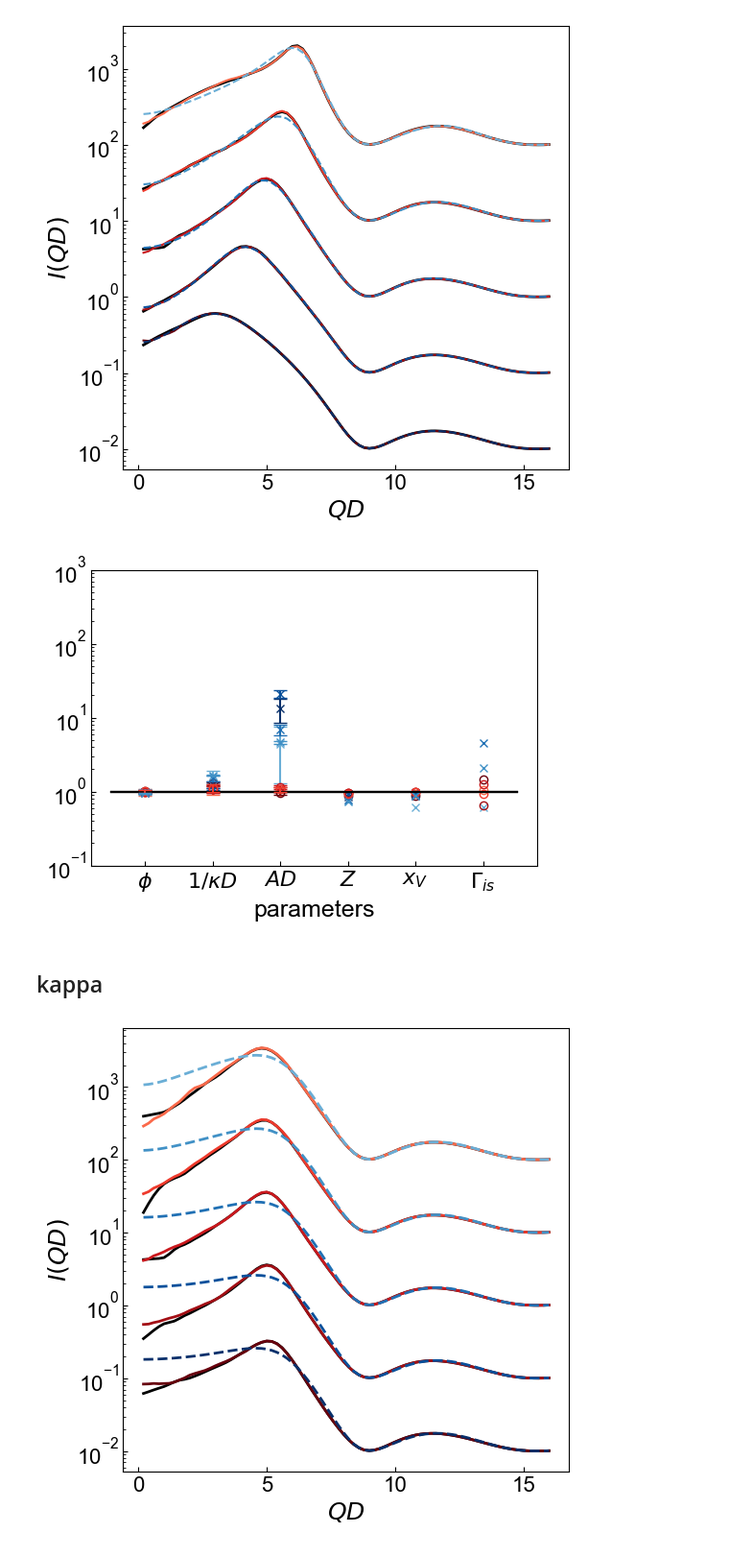
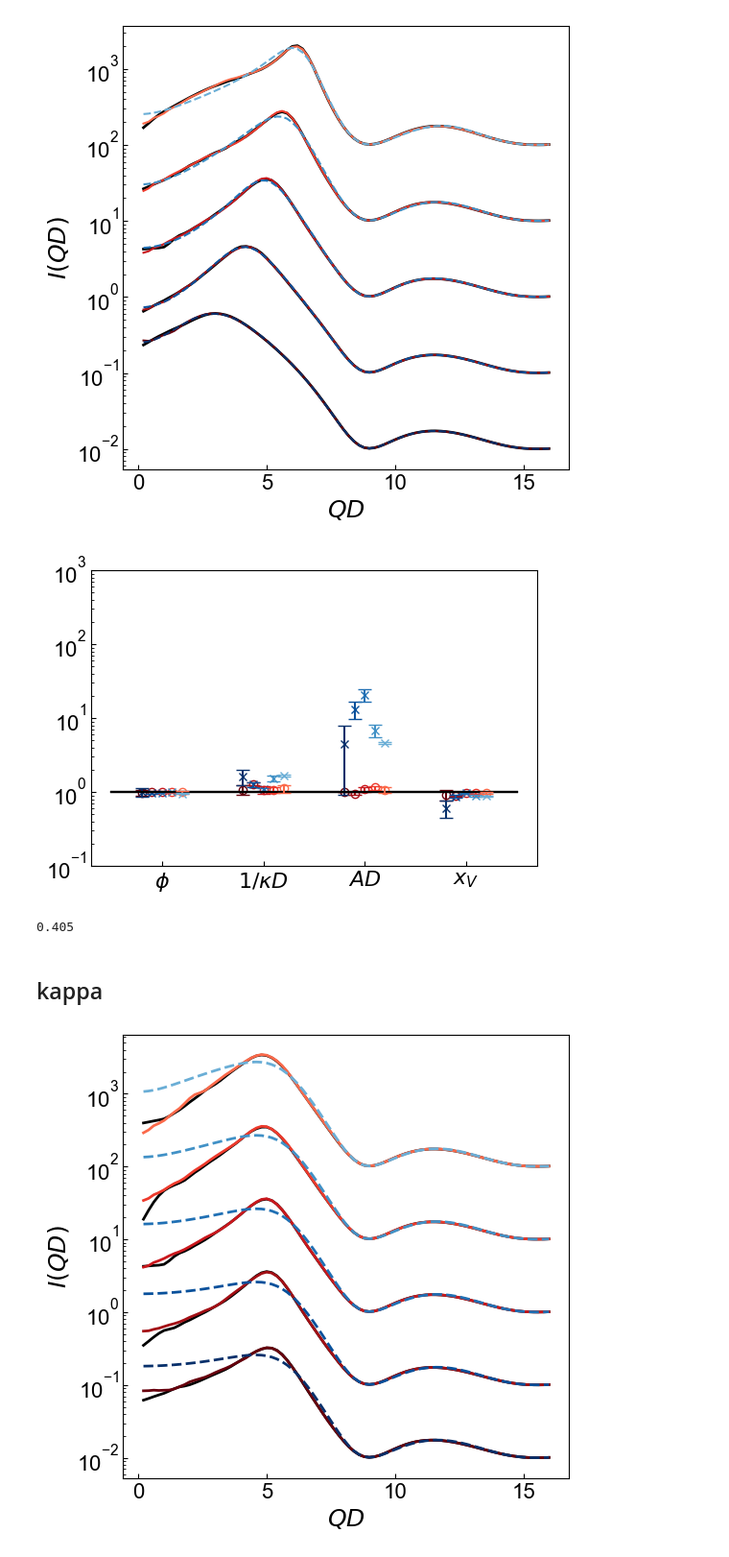
Before and after one commit to ch-tung/SQ_VAE, a Jupyter notebook: direct_param_SQ/Fit_IQ_batch.ipynb, the cells around one changed output. Shown at 96% size. Cells and saved outputs as stored; diff of their text form; code cells hidden in the pictures.

Commit message:
errorbar

```diff
--- a/direct_param_SQ/Fit_IQ_batch.ipynb
+++ b/direct_param_SQ/Fit_IQ_batch.ipynb
@@ -380,3 +405,5 @@ for i in range(len(parameters_list)):
+# %%
+fit_IQ(parameters_list, fp_GT_list, SQ_exp_GT_list)
 # %%
 # evaluate additional parameters
 Z_GT = np.array([Z(fp_GT_list[i][0],fp_GT_list[i][1]) for i in range(len(fp_GT_list))])
@@ -659,10 +634,28 @@ Z_opt_RMSA = np.array([Z(fp_opt_RMSA_list[i][0],fp_opt_RMSA_list[i][1]) for i in
 x_V_opt_RMSA = np.array([xV(fp_opt_RMSA_list[i][0],fp_opt_RMSA_list[i][1]) for i in range(len(fp_GT_list))]).real
 log_A_eta_opt_RMSA = np.array([log_Aeta(fp_opt_RMSA_list[i][0],fp_opt_RMSA_list[i][1],fp_opt_RMSA_list[i][2]) for i in range(len(fp_GT_list))])
 
+# error
+Z_err_NN = np.array([Z_err(fp_opt_NN_list[i][0],fp_opt_NN_list[i][1],
+                           fp_err_NN_list[i][0],fp_err_NN_list[i][1]) for i in range(len(fp_GT_list))])
+x_V_err_NN = np.array([xV_err(fp_opt_NN_list[i][0],fp_opt_NN_list[i][1],
+                              fp_err_NN_list[i][0],fp_err_NN_list[i][1]) for i in range(len(fp_GT_list))]).real
+log_A_eta_err_NN = np.array([log_Aeta_err(fp_opt_NN_list[i][0],fp_opt_NN_list[i][1],fp_opt_NN_list[i][2],
+                                          fp_err_NN_list[i][0],fp_err_NN_list[i][1],fp_err_NN_list[i][2]) for i in range(len(fp_GT_list))])
+Z_err_RMSA = np.array([Z_err(fp_opt_RMSA_list[i][0],fp_opt_RMSA_list[i][1],
+                           fp_err_RMSA_list[i][0],fp_err_RMSA_list[i][1]) for i in range(len(fp_GT_list))])
+x_V_err_RMSA = np.array([xV_err(fp_opt_RMSA_list[i][0],fp_opt_RMSA_list[i][1],
+                              fp_err_RMSA_list[i][0],fp_err_RMSA_list[i][1]) for i in range(len(fp_GT_list))]).real
+log_A_eta_err_RMSA = np.array([log_Aeta_err(fp_opt_RMSA_list[i][0],fp_opt_RMSA_list[i][1],fp_opt_RMSA_list[i][2],
+                                          fp_err_RMSA_list[i][0],fp_err_RMSA_list[i][1],fp_err_RMSA_list[i][2]) for i in range(len(fp_GT_list))])
+
+
 if len(fp_GT_list[0])==6:
     fp_GT_list = np.c_[fp_GT_list,Z_GT,x_V_GT,log_A_eta_GT]
     fp_opt_NN_list = np.c_[fp_opt_NN_list,Z_opt_NN,x_V_opt_NN,log_A_eta_opt_NN]
     fp_opt_RMSA_list = np.c_[fp_opt_RMSA_list,Z_opt_RMSA,x_V_opt_RMSA,log_A_eta_opt_RMSA]
+    fp_err_NN_list = np.c_[fp_err_NN_list,Z_err_NN,x_V_err_NN,log_A_eta_err_NN]
+    fp_err_RMSA_list = np.c_[fp_err_RMSA_list,Z_err_RMSA,x_V_err_RMSA,log_A_eta_err_RMSA]
+
 
 
 dict_A = {'fp_GT_list':fp_GT_list,'fp_opt_NN_list':fp_opt_NN_list,'fp_opt_RMSA_list':fp_opt_RMSA_list,
@@ -781,49 +774,56 @@ fig = plt.figure(figsize=(6, 4))#,dpi=192)
 
 for i in range(len(parameters_list)):
     ax = plt.subplot(1, 1, 1)
-
-    r = (1-(fp_GT[0]-eta_list[0])/(eta_list[-1]-eta_list[0]))*0.5+0.5
-    c_NN = cmap_NN(r)
-    c_RMSA = cmap_RMSA(r)
 
     fp_GT = dict_eta['fp_GT_list'][i]
     fp_opt_NN = dict_eta['fp_opt_NN_list'][i]
     fp_opt_RMSA = dict_eta['fp_opt_RMSA_list'][i]
     fp_err_NN = dict_eta['fp_err_NN_list'][i]
     fp_err_RMSA = dict_eta['fp_err_RMSA_list'][i]
 
+    r = (1-(fp_GT[0]-eta_list[0])/(eta_list[-1]-eta_list[0]))*0.5+0.5
+    c_NN = cmap_NN(r)
+    c_RMSA = cmap_RMSA(r)
+
 #     index = np.r_[index_free,6,7,8]
-    index = [0,1,2,6,7,8]
-    ax.plot(fp_opt_NN[index]/fp_GT[index],'o', fillstyle='none',
+    x_shift = (i/len(parameters_list) - (len(parameters_list)-1)/2/len(parameters_list))/2
+    index = [0,1,2,7]
+    ax.plot(np.arange(len(index))+x_shift,fp_opt_NN[index]/fp_GT[index],'o', fillstyle='none',
             label='NN', color=c_NN)
-    ax.plot(fp_opt_RMSA[index]/fp_GT[index],'x',
+    ax.plot(np.arange(len(index))+x_shift,fp_opt_RMSA[index]/fp_GT[index],'x',
             label='RMSA', color=c_RMSA)
     ax.plot([-0.5,len(index)-0.5],[1,1],'-k')
 
-    index_err = [0,1,2]
-    ax.errorbar(np.arange(len(index_err)),fp_opt_NN[index_err]/fp_GT[index_err], fp_err_NN[index_err]/fp_GT[index_err],
+    index_err = [0,1,2,7]
+    ax.errorbar(np.arange(len(index_err))+x_shift,fp_opt_NN[index_err]/fp_GT[index_err],
+                abs(fp_err_NN[index_err]/fp_GT[index_err]),
            fmt='none',color=c_NN,capsize=5.0)
-    ax.errorbar(np.arange(len(index_err)),fp_opt_RMSA[index_err]/fp_GT[index_err], fp_err_RMSA[index_err]/fp_GT[index_err],
+    ax.errorbar(np.arange(len(index_err))+x_shift,fp_opt_RMSA[index_err]/fp_GT[index_err],
+                abs(fp_err_RMSA[index_err]/fp_GT[index_err]),
            fmt='none',color=c_RMSA,capsize=5.0)
 
     ax.set_yscale('log')
 #     ax.legend(fontsize=16,frameon=False,fancybox=False)
     ax.set_ylim([1e-1,1e3])
 
     tick_labels = [r'$\phi$',r'$1/\kappa D$',r'$AD$',r'$\sigma$',r'$C$',r'$I_{\it{inc}}$',
                    r'$Z$',r'$x_{V}$',r'$\Gamma_{is}$']
     ax.set_xticks(np.arange(len(index)))
     ax.set_xticklabels([tick_labels[it] for it in index])
 
-    ax.set_xlabel('parameters',fontsize=18)
+#     ax.set_xlabel('parameters',fontsize=18)
 #     ax.set_ylabel(r'$I(QD)$',fontsize=18)
     ax.tick_params(direction='in', axis='both', which='both', labelsize=16)
 
 plt.show()
 # %% [output]
-[figure, old version]
+[figure, new version]
-# %% [markdown]
-## kappa
+# %%
+fp_GT[0]
+# %% [output]
+0.405
+# %% [markdown]
+## kappa
 # %%
 fig = plt.figure(figsize=(6, 6))#,dpi=192)
 ax = plt.subplot(1, 1, 1)
```
Also changed, not shown: parts of 22 cells of this notebook.
